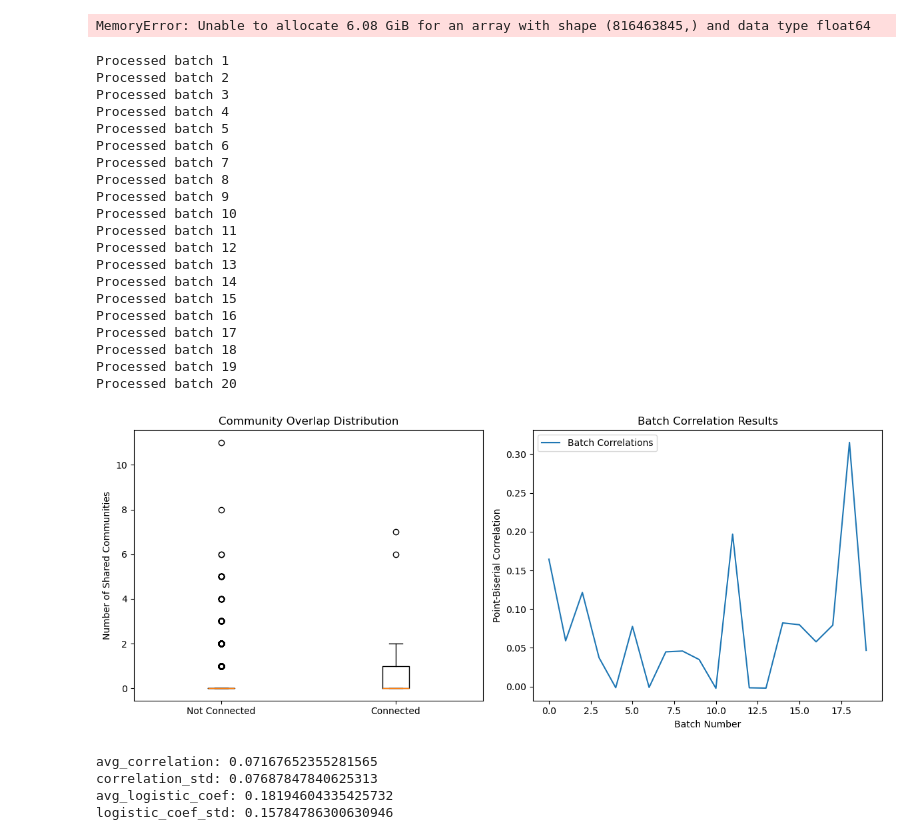
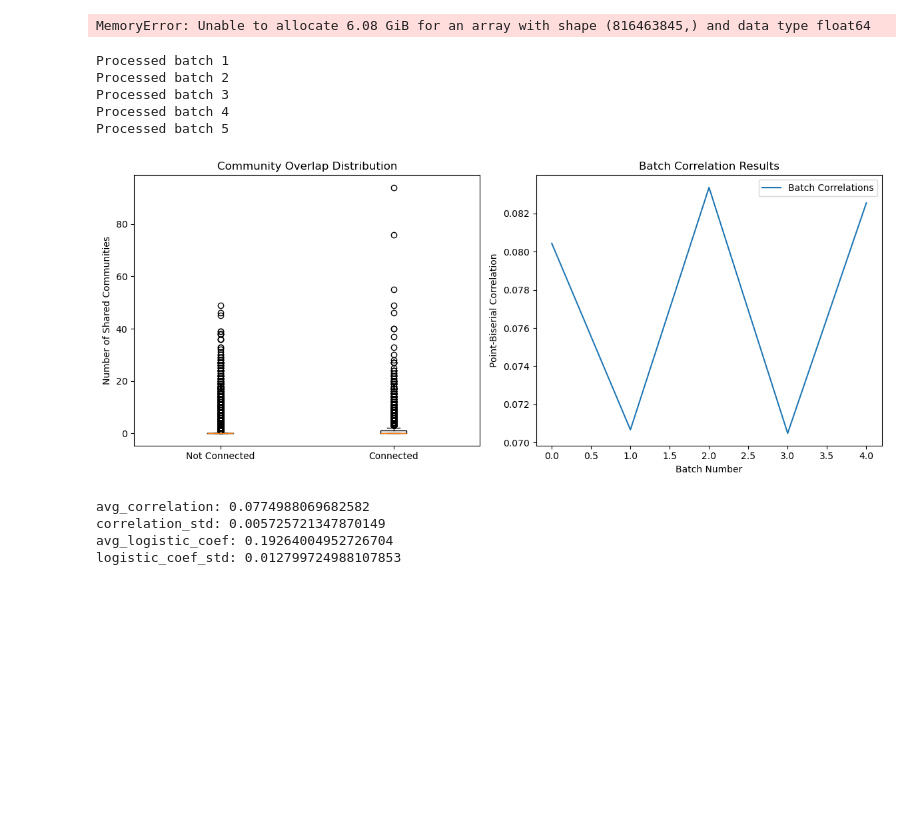
Before and after one commit to danielcl24/projeto_adc, a Jupyter notebook: projeto_adc.ipynb, the cells around one changed output. Saved outputs shown, nothing was run; the diff lists cells and outputs as text; code cells hidden in the pictures; blank space fills up the shorter version.

```diff
--- a/projeto_adc.ipynb
+++ b/projeto_adc.ipynb
@@ -982,9 +980,7 @@ from scipy.stats import pointbiserialr
 from sklearn.linear_model import LogisticRegression
 from sklearn.preprocessing import StandardScaler
 
-def batch_community_overlap_analysis_with_averaging(G, community_dict, batch_size=10000, num_batches=20):
-    nodes = list(G.nodes())
-
+def batch_community_overlap_analysis_with_averaging(G, community_dict, batch_size=10000, num_batches=10):
     batch_correlations = []
     batch_logistic_coeffs = []
     batch_overlaps_by_connection = {
@@ -994,24 +990,26 @@ def batch_community_overlap_analysis_with_averaging(G, community_dict, batch_siz
 
     # process each batch
     for batch in range(num_batches):
+        sampled_nodes = random.sample(list(G.nodes()), batch_size)
         # track values for this batch
         all_overlaps = []
         all_connections = []
 
-        for _ in range(batch_size):
-            # randomly select two nodes
-            node1, node2 = np.random.choice(nodes, 2, replace=False)
+        for i in range(len(sampled_nodes)):
+            for j in range(i+1, len(sampled_nodes)):
+                node1 = sampled_nodes[i]
+                node2 = sampled_nodes[j]
 
-            # compute overlap
-            communities1 = set(community_dict.get(node1, []))
-            communities2 = set(community_dict.get(node2, []))
-            overlap = len(communities1.intersection(communities2))
+                # compute overlap
+                communities1 = set(community_dict.get(node1, []))
+                communities2 = set(community_dict.get(node2, []))
+                overlap = len(communities1.intersection(communities2))
 
-            # check connection
-            is_connected = G.has_edge(node1, node2)
+                # check connection
+                is_connected = G.has_edge(node1, node2)
 
-            all_overlaps.append(overlap)
-            all_connections.append(is_connected)
+                all_overlaps.append(overlap)
+                all_connections.append(is_connected)
 
         # convert to arrays
         overlaps_array = np.array(all_overlaps)
@@ -1057,51 +1055,36 @@ def batch_community_overlap_analysis_with_averaging(G, community_dict, batch_siz
     # batch results for debug and analysis
     plt.subplot(1, 2, 2)
     plt.plot(batch_correlations, label='Batch Correlations')
     plt.title('Batch Correlation Results')
     plt.xlabel('Batch Number')
     plt.ylabel('Point-Biserial Correlation')
     plt.legend()
 
     plt.tight_layout()
     plt.show()
 
     # get averages
     results = {
         'avg_correlation': np.mean(batch_correlations),
         'correlation_std': np.std(batch_correlations),
         'avg_logistic_coef': np.mean(batch_logistic_coeffs),
         'logistic_coef_std': np.std(batch_logistic_coeffs)
     }
 
     for key, value in results.items():
         print(f"{key}: {value}")
 
     return results
 
-results = batch_community_overlap_analysis_with_averaging(final_subgraph, node_to_communities, batch_size=10000, num_batches=20)
+results = batch_community_overlap_analysis_with_averaging(final_subgraph, node_to_communities, batch_size=10000, num_batches=5)
 # %% [output]
 Processed batch 1
 Processed batch 2
 Processed batch 3
 Processed batch 4
 Processed batch 5
-Processed batch 6
-Processed batch 7
-Processed batch 8
-Processed batch 9
-Processed batch 10
-Processed batch 11
-Processed batch 12
-Processed batch 13
-Processed batch 14
-Processed batch 15
-Processed batch 16
-Processed batch 17
-Processed batch 18
-Processed batch 19
-Processed batch 20
-[figure, old version]
+[figure, new version]
-avg_correlation: 0.07167652355281565
-correlation_std: 0.07687847840625313
-avg_logistic_coef: 0.18194604335425732
-logistic_coef_std: 0.15784786300630946
+avg_correlation: 0.0774988069682582
+correlation_std: 0.005725721347870149
+avg_logistic_coef: 0.19264004952726704
+logistic_coef_std: 0.012799724988107853
```
Also changed, not shown: parts of 2 cells of this notebook, 1 other file.
